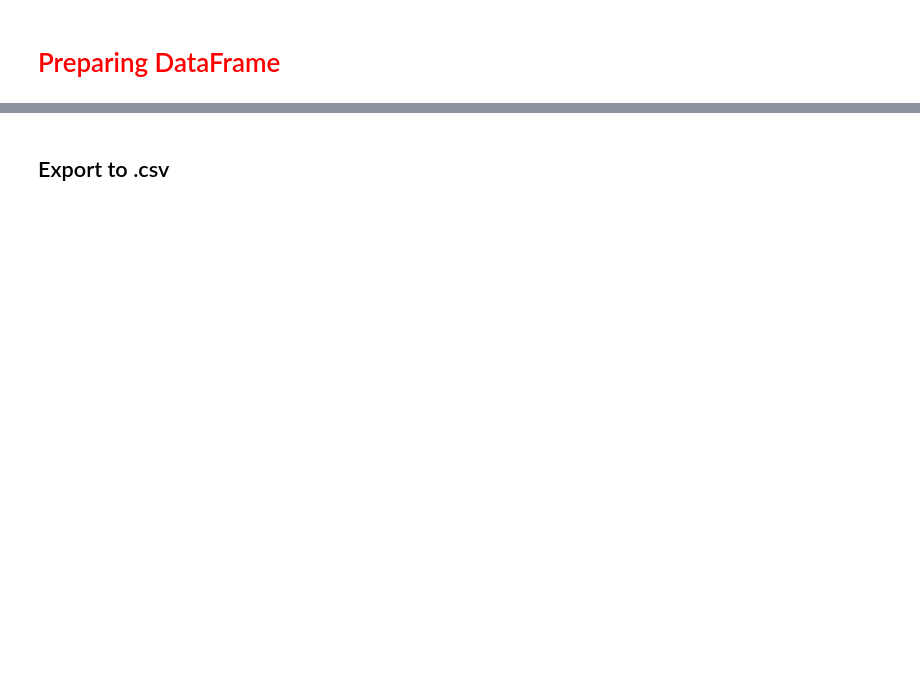
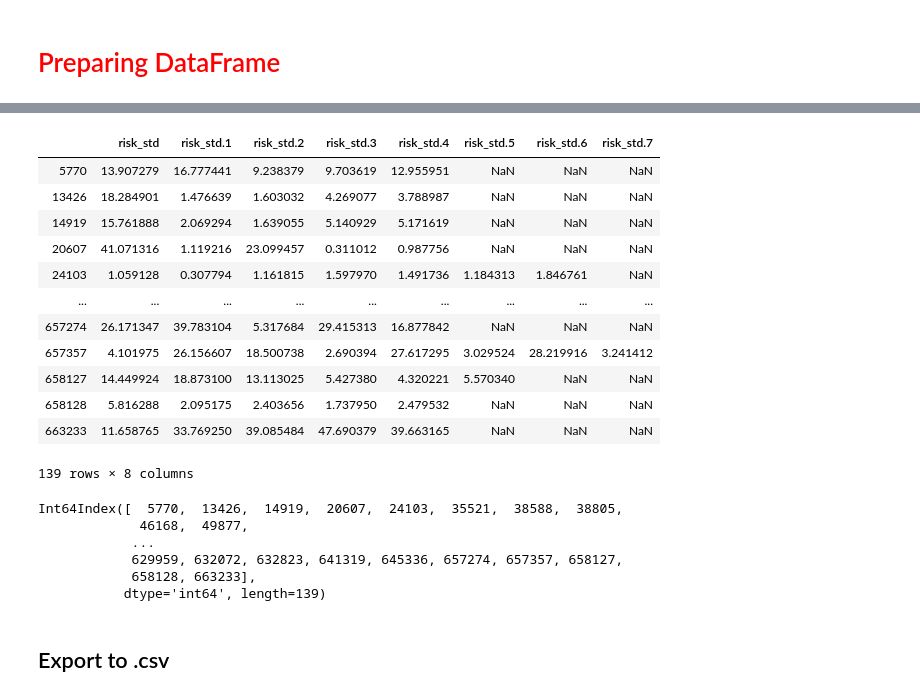
Before and after one commit to valerii-ginak/PUBG_Capstone, a Jupyter notebook: risk-level-auto.ipynb, the cells around one changed output, grey strips where cells are left out. Drawn from its saved outputs; the diff is of its cells as text; code cells hidden in the pictures; blank space fills up the shorter version.

```diff
--- a/risk-level-auto.ipynb
+++ b/risk-level-auto.ipynb
@@ -250,0 +491,17 @@ pd.concat([players_location, riskordered], axis=1, sort=False)
+# %%
+c = risk_raw.iloc[:,25:33]
+c.dropna(subset=['risk_std.4'])
+# %% [output]
+|  | risk_std | risk_std.1 | risk_std.2 | risk_std.3 | risk_std.4 | risk_std.5 | risk_std.6 | risk_std.7 |
+| 5770 | 13.907279 | 16.777441 | 9.238379 | 9.703619 | 12.955951 | NaN | NaN | NaN |
+| 13426 | 18.284901 | 1.476639 | 1.603032 | 4.269077 | 3.788987 | NaN | NaN | NaN |
+| 14919 | 15.761888 | 2.069294 | 1.639055 | 5.140929 | 5.171619 | NaN | NaN | NaN |
+| 20607 | 41.071316 | 1.119216 | 23.099457 | 0.311012 | 0.987756 | NaN | NaN | NaN |
+| 24103 | 1.059128 | 0.307794 | 1.161815 | 1.597970 | 1.491736 | 1.184313 | 1.846761 | NaN |
+| ... | ... | ... | ... | ... | ... | ... | ... | ... |
+| 657274 | 26.171347 | 39.783104 | 5.317684 | 29.415313 | 16.877842 | NaN | NaN | NaN |
+| 657357 | 4.101975 | 26.156607 | 18.500738 | 2.690394 | 27.617295 | 3.029524 | 28.219916 | 3.241412 |
+| 658127 | 14.449924 | 18.873100 | 13.113025 | 5.427380 | 4.320221 | 5.570340 | NaN | NaN |
+| 658128 | 5.816288 | 2.095175 | 2.403656 | 1.737950 | 2.479532 | NaN | NaN | NaN |
+| 663233 | 11.658765 | 33.769250 | 39.085484 | 47.690379 | 39.663165 | NaN | NaN | NaN |
+139 rows × 8 columns
@@ -250,0 +510,9 @@ pd.concat([players_location, riskordered], axis=1, sort=False)
+# %%
+index
+# %% [output]
+Int64Index([  5770,  13426,  14919,  20607,  24103,  35521,  38588,  38805,
+             46168,  49877,
+            ...
+            629959, 632072, 632823, 641319, 645336, 657274, 657357, 658127,
+            658128, 663233],
+           dtype='int64', length=139)
```
Also changed, not shown: parts of 20 cells of this notebook.
